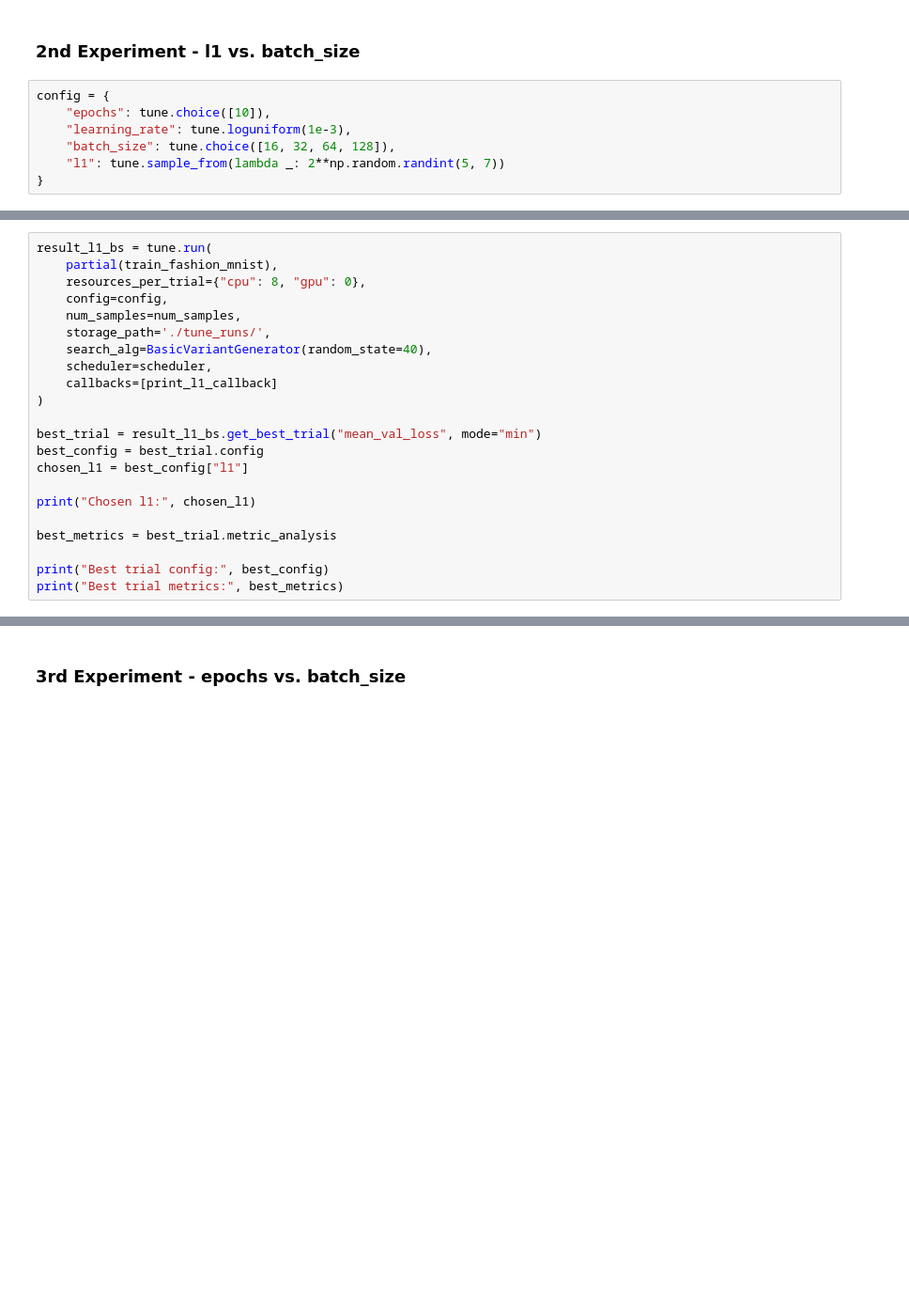
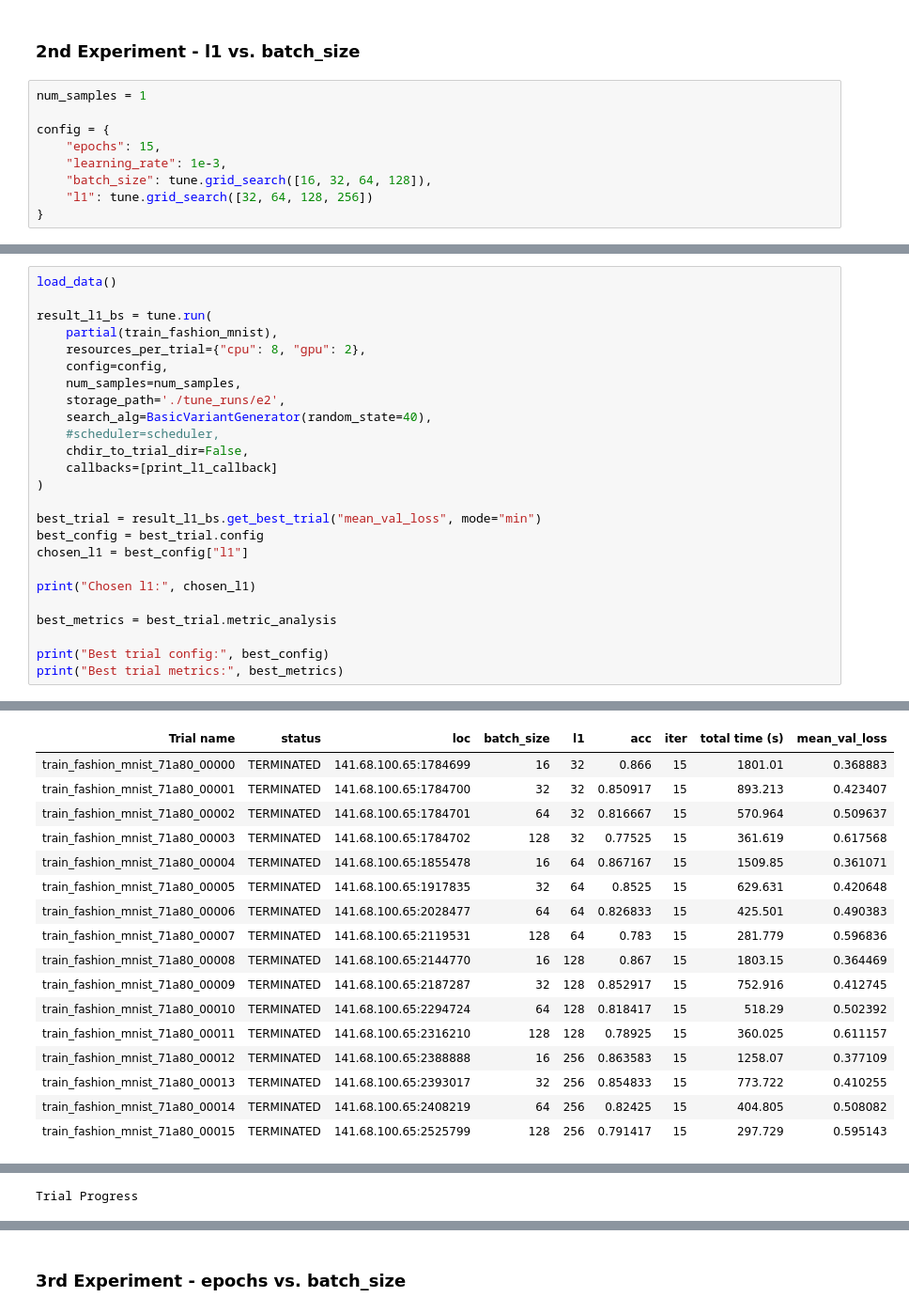
Before and after one commit to LuisaIb/fashion-tuning, a Jupyter notebook: 50random_trials_experiments.ipynb, the cells around one changed output, grey strips where cells are left out. Shown at 94% size. Drawn from its saved outputs; the diff is of its cells as text; blank space fills up the shorter version.

```diff
--- a/50random_trials_experiments.ipynb
+++ b/50random_trials_experiments.ipynb
@@ -281,9 +284,11 @@ Trial Status
 # %% [markdown]
 ### 2nd Experiment - l1 vs. batch_size
 # %%
+num_samples = 1
+
 config = {
-    "epochs": tune.choice([10]),
-    "learning_rate": tune.loguniform(1e-3),
-    "batch_size": tune.choice([16, 32, 64, 128]),
-    "l1": tune.sample_from(lambda _: 2**np.random.randint(5, 7))
+    "epochs": 15,
+    "learning_rate": 1e-3,
+    "batch_size": tune.grid_search([16, 32, 64, 128]),
+    "l1": tune.grid_search([32, 64, 128, 256])
 }
@@ -290,12 +300,15 @@ config = {
 # %%
+load_data()
+
 result_l1_bs = tune.run(
     partial(train_fashion_mnist),
-    resources_per_trial={"cpu": 8, "gpu": 0},
+    resources_per_trial={"cpu": 8, "gpu": 2},
     config=config,
     num_samples=num_samples,
-    storage_path='./tune_runs/',
+    storage_path='./tune_runs/e2',
     search_alg=BasicVariantGenerator(random_state=40),
-    scheduler=scheduler,
+    #scheduler=scheduler,
+    chdir_to_trial_dir=False,
     callbacks=[print_l1_callback]
 )
 
@@ -309,3 +322,4 @@ best_metrics = best_trial.metric_analysis
 
 print("Best trial config:", best_config)
 print("Best trial metrics:", best_metrics)
+# %% [output]
@@ -311,0 +335,17 @@ print("Best trial metrics:", best_metrics)
+| Trial name | status | loc | batch_size | l1 | acc | iter | total time (s) | mean_val_loss |
+| train_fashion_mnist_71a80_00000 | TERMINATED | 141.68.100.65:1784699 | 16 | 32 | 0.866 | 15 | 1801.01 | 0.368883 |
+| train_fashion_mnist_71a80_00001 | TERMINATED | 141.68.100.65:1784700 | 32 | 32 | 0.850917 | 15 | 893.213 | 0.423407 |
+| train_fashion_mnist_71a80_00002 | TERMINATED | 141.68.100.65:1784701 | 64 | 32 | 0.816667 | 15 | 570.964 | 0.509637 |
+| train_fashion_mnist_71a80_00003 | TERMINATED | 141.68.100.65:1784702 | 128 | 32 | 0.77525 | 15 | 361.619 | 0.617568 |
+| train_fashion_mnist_71a80_00004 | TERMINATED | 141.68.100.65:1855478 | 16 | 64 | 0.867167 | 15 | 1509.85 | 0.361071 |
+| train_fashion_mnist_71a80_00005 | TERMINATED | 141.68.100.65:1917835 | 32 | 64 | 0.8525 | 15 | 629.631 | 0.420648 |
+| train_fashion_mnist_71a80_00006 | TERMINATED | 141.68.100.65:2028477 | 64 | 64 | 0.826833 | 15 | 425.501 | 0.490383 |
+| train_fashion_mnist_71a80_00007 | TERMINATED | 141.68.100.65:2119531 | 128 | 64 | 0.783 | 15 | 281.779 | 0.596836 |
+| train_fashion_mnist_71a80_00008 | TERMINATED | 141.68.100.65:2144770 | 16 | 128 | 0.867 | 15 | 1803.15 | 0.364469 |
+| train_fashion_mnist_71a80_00009 | TERMINATED | 141.68.100.65:2187287 | 32 | 128 | 0.852917 | 15 | 752.916 | 0.412745 |
+| train_fashion_mnist_71a80_00010 | TERMINATED | 141.68.100.65:2294724 | 64 | 128 | 0.818417 | 15 | 518.29 | 0.502392 |
+| train_fashion_mnist_71a80_00011 | TERMINATED | 141.68.100.65:2316210 | 128 | 128 | 0.78925 | 15 | 360.025 | 0.611157 |
+| train_fashion_mnist_71a80_00012 | TERMINATED | 141.68.100.65:2388888 | 16 | 256 | 0.863583 | 15 | 1258.07 | 0.377109 |
+| train_fashion_mnist_71a80_00013 | TERMINATED | 141.68.100.65:2393017 | 32 | 256 | 0.854833 | 15 | 773.722 | 0.410255 |
+| train_fashion_mnist_71a80_00014 | TERMINATED | 141.68.100.65:2408219 | 64 | 256 | 0.82425 | 15 | 404.805 | 0.508082 |
+| train_fashion_mnist_71a80_00015 | TERMINATED | 141.68.100.65:2525799 | 128 | 256 | 0.791417 | 15 | 297.729 | 0.595143 |
@@ -311,0 +357 @@ print("Best trial metrics:", best_metrics)
+Trial Progress
```
Also changed, not shown: parts of 18 cells of this notebook.
